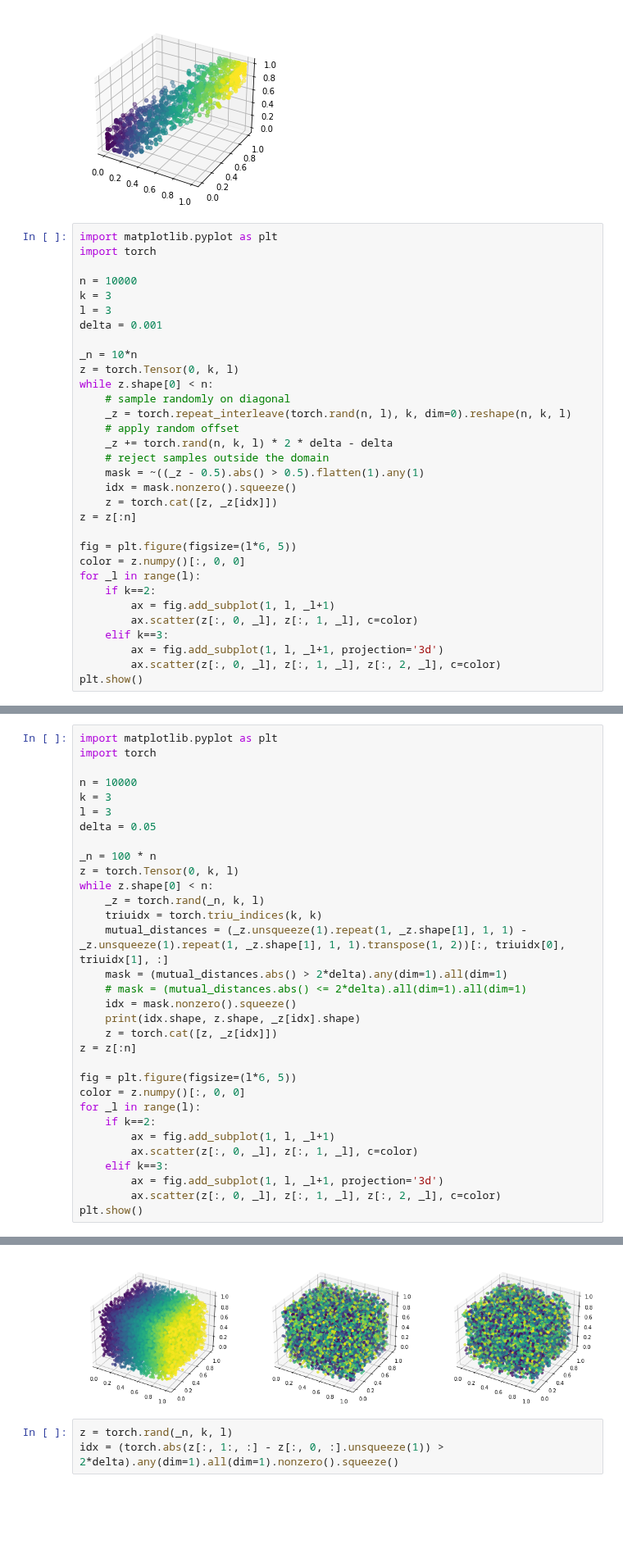
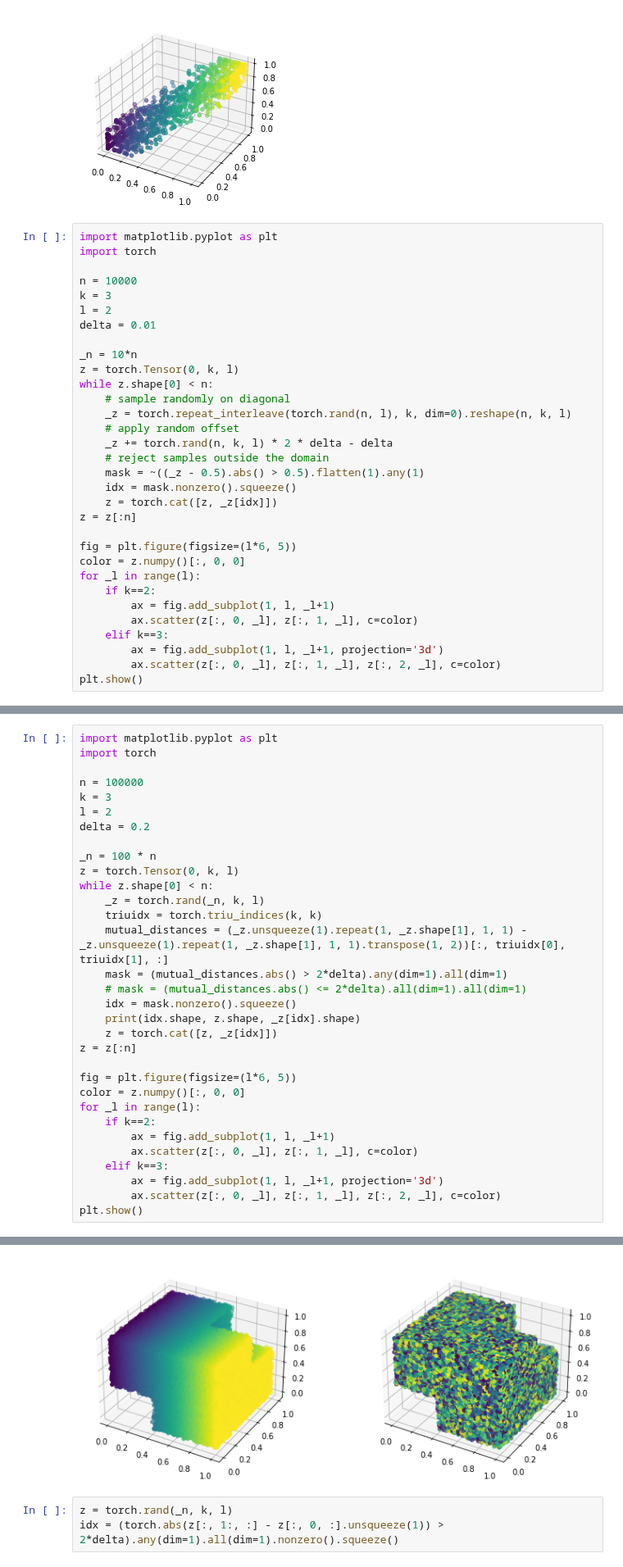
Before and after one commit to brendel-group/compositional-ood-generalization, a Jupyter notebook: sampling.ipynb, the cells around one changed output, grey strips where cells are left out. Shown at 82% size. Drawn from its saved outputs; the diff is of its cells as text; blank space fills up the shorter version.

```diff
--- a/sampling.ipynb
+++ b/sampling.ipynb
@@ -59,8 +59,8 @@ import torch
 
 n = 10000
 k = 3
-l = 3
-delta = 0.001
+l = 2
+delta = 0.01
 
 _n = 10*n
 z = torch.Tensor(0, k, l)
@@ -91,10 +91,10 @@ plt.show()
 import matplotlib.pyplot as plt
 import torch
 
-n = 10000
+n = 100000
 k = 3
-l = 3
-delta = 0.05
+l = 2
+delta = 0.2
 
 _n = 100 * n
 z = torch.Tensor(0, k, l)
@@ -124,4 +124,4 @@ torch.Size([918356]) torch.Size([0, 3, 3]) torch.Size([918356, 3, 3])
-[figure, old version]
+[figure, new version]
 # %%
 z = torch.rand(_n, k, l)
 idx = (torch.abs(z[:, 1:, :] - z[:, 0, :].unsqueeze(1)) > 2*delta).any(dim=1).all(dim=1).nonzero().squeeze()
```
Also changed, not shown: parts of 2 cells of this notebook, 5 other files.
